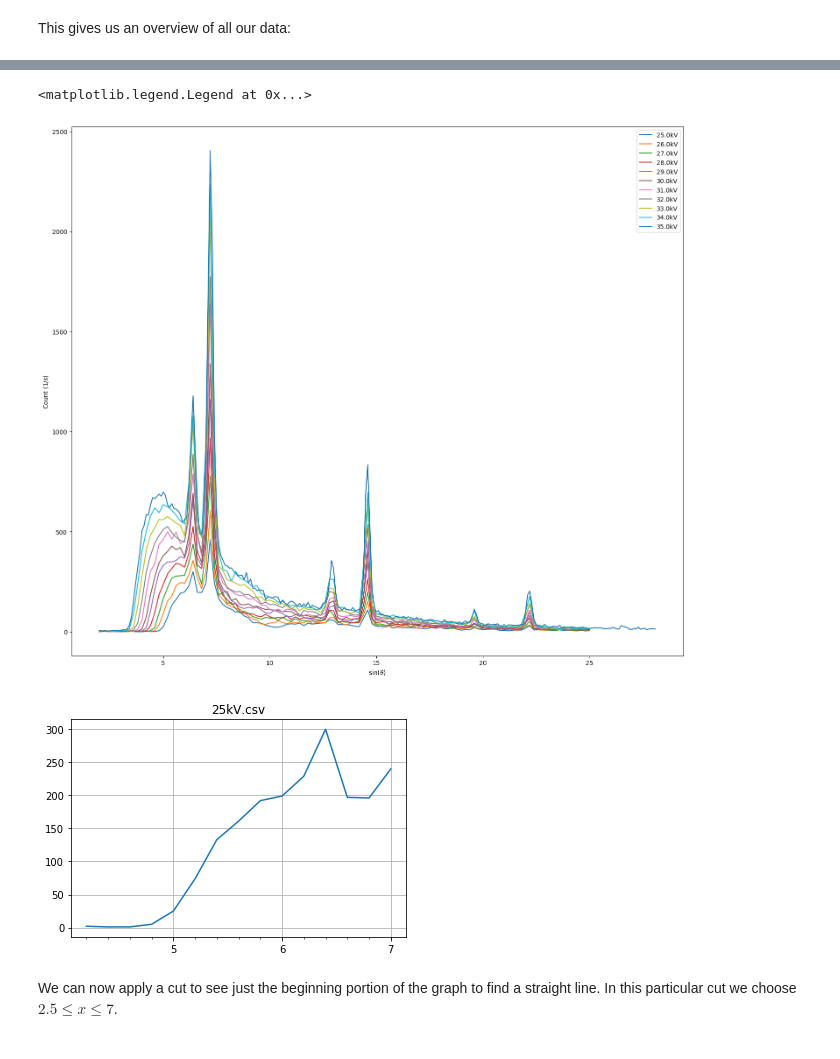
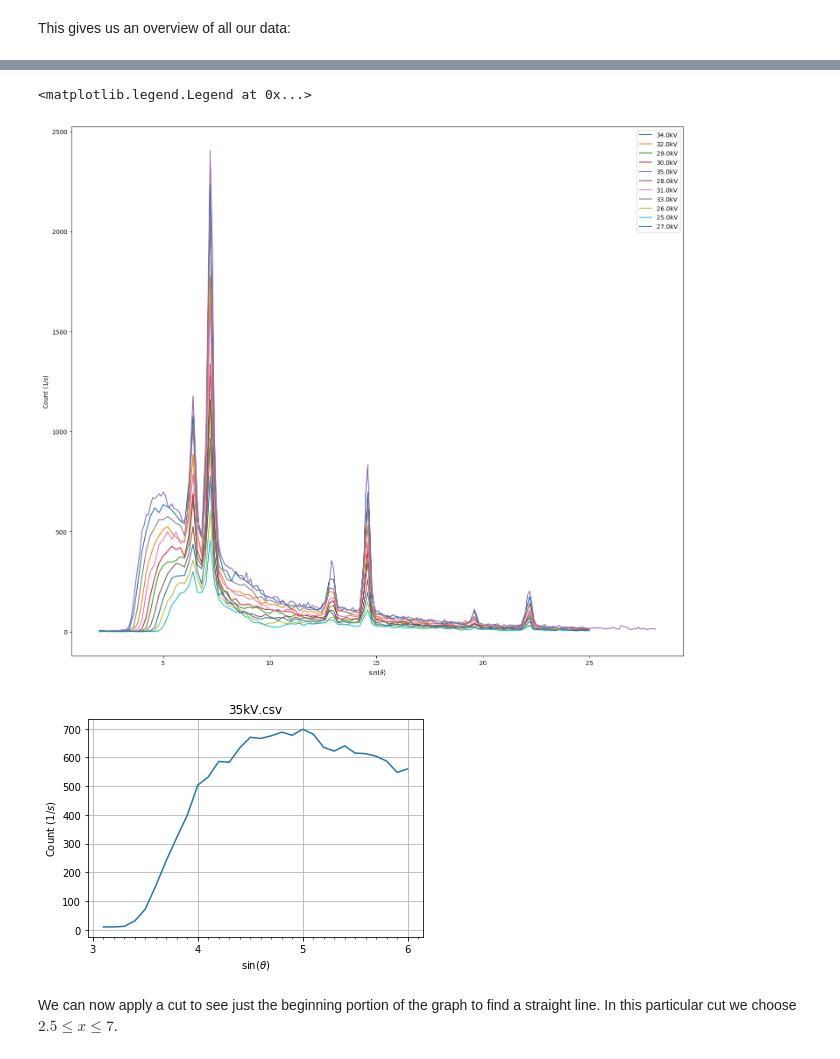
Before and after one commit to georgePadolsey/xraydata, a Jupyter notebook: X-ray report.ipynb, the cells around one changed output, grey strips where cells are left out. Cells and saved outputs as stored; diff of their text form; code cells hidden in the pictures.

```diff
--- a/X-ray report.ipynb
+++ b/X-ray report.ipynb
@@ -25,18 +24,29 @@ electron_charge = 1.6021765e-19 # C
 all_data = []
 
 # Load all the CSV files
-for cFile in glob.glob("*.csv"):
+for cFile in glob.glob("FirstSess/*.csv"):
+
+    folder,fileName = cFile.split("/")
+
+    sess = None
+    if folder == "FirstSess":
+        sess = 1
+    elif folder == "SecondSess":
+        sess = 2
+    else:
+        raise Error("Invalid folder")
+
     data = {
-        "voltage": float(cFile.split(".")[0][:-2]),
+        "voltage": float(fileName.split(".")[0][:-2]),
         "xs": [],
         "ys": [],
-        "file_name": cFile
+        "sess": sess,
+        "file_name": fileName
     }
 
-    with open(cFile) as csvfile:
-        dialect = csv.Sniffer().sniff(csvfile.read(1024))
+    with codecs.open(cFile, "r",encoding='utf-8', errors='ignore') as csvfile:
         csvfile.seek(0)
-        lines = csv.reader(csvfile, dialect)
+        lines = csv.reader(csvfile, delimiter="\t")
 
         header = True
         for line in lines:
@@ -86,39 +96,39 @@ plt.ylabel(r"Count ($1/s$)")
 plt.gca().legend()
 # %% [output]
 <matplotlib.legend.Legend at 0x...>
-[figure, old version]
+[figure, new version]
 # %%
 from matplotlib.ticker import MultipleLocator, FormatStrFormatter
 
 majorLocator = MultipleLocator(1)
 majorFormatter = FormatStrFormatter('%d')
-minorLocator = MultipleLocator(0.2)
+minorLocator = MultipleLocator(0.1)
 
-min_cut_x = 4
-max_cut_x = 7
+min_cut_x = 3
+max_cut_x = 6
 
 plt.figure()
 for i,data in enumerate(all_data):
-    if data["file_name"] != "25kV.csv":
+    if data["file_name"] != "35kV.csv":
         continue
 
     min_cut = np.argmax(data["xs"]>min_cut_x)
     max_cut = np.argmax(data["xs"]>max_cut_x)
 
     sxs = data["xs"][min_cut:max_cut]
     sys = data["ys"][min_cut:max_cut]
     plt.gca().xaxis.set_major_locator(majorLocator)
     plt.gca().xaxis.set_major_formatter(majorFormatter)
 
     # for the minor ticks, use no labels; default NullFormatter
     plt.gca().xaxis.set_minor_locator(minorLocator)
     plt.title(data["file_name"])
     plt.plot(sxs,sys)
     plt.grid(which="major")
     plt.xlabel(r"$\sin(\theta)$")
     plt.ylabel(r"Count ($1/s$)")
 # %% [output]
-[figure, old version]
+[figure, new version]
 # %% [markdown]
 We can now apply a cut to see just the beginning portion of the graph to find a straight line. In this particular cut we choose
 $2.5 \leq x \leq 7$.
```
Also changed, not shown: parts of 7 cells of this notebook, 45 other files.
